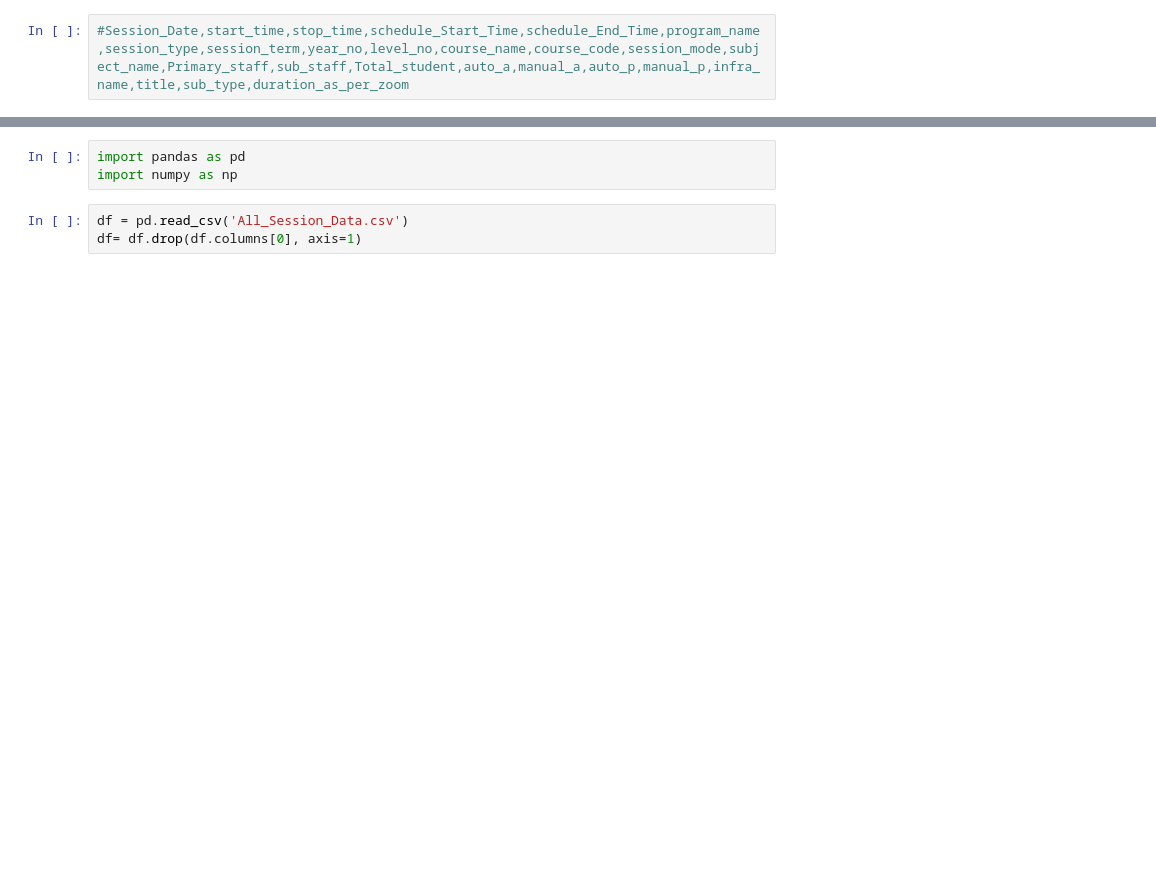
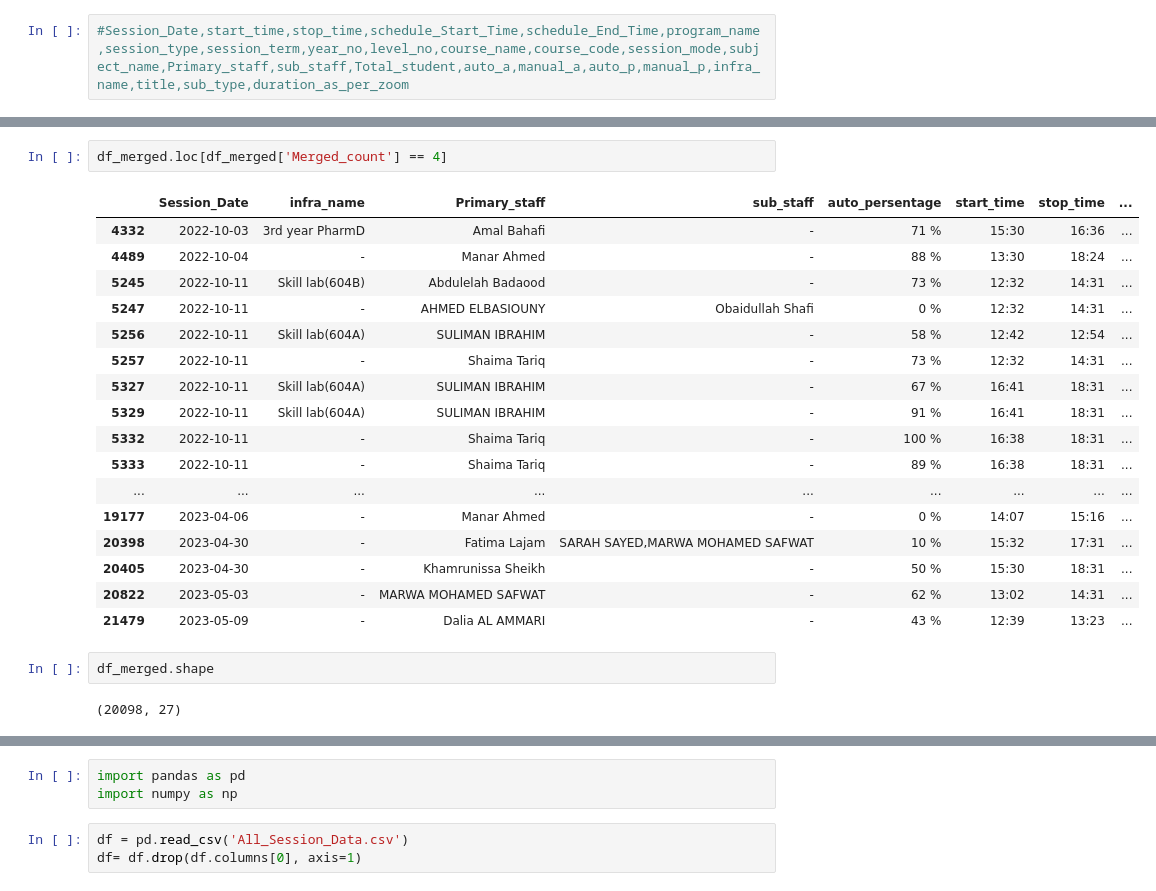
Before and after one commit to Liowizard/Staff_attendanace_data, a Jupyter notebook: Data_extraction.ipynb, the cells around one changed output, grey strips where cells are left out. Saved outputs shown, nothing was run; the diff lists cells and outputs as text; blank space fills up the shorter version.

```diff
--- a/Data_extraction.ipynb
+++ b/Data_extraction.ipynb
@@ -273,0 +337,24 @@ df = pd.DataFrame(list(zip(Session_Date,start_time,stop_time,schedule_Start_Time
+# %%
+df_merged.loc[df_merged['Merged_count'] == 4]
+# %% [output]
+|  | Session_Date | infra_name | Primary_staff | sub_staff | auto_persentage | start_time | stop_time | ... |
+| 4332 | 2022-10-03 | 3rd year PharmD | Amal Bahafi | - | 71 % | 15:30 | 16:36 | ... |
+| 4489 | 2022-10-04 | - | Manar Ahmed | - | 88 % | 13:30 | 18:24 | ... |
+| 5245 | 2022-10-11 | Skill lab(604B) | Abdulelah Badaood | - | 73 % | 12:32 | 14:31 | ... |
+| 5247 | 2022-10-11 | - | AHMED ELBASIOUNY | Obaidullah Shafi | 0 % | 12:32 | 14:31 | ... |
+| 5256 | 2022-10-11 | Skill lab(604A) | SULIMAN IBRAHIM | - | 58 % | 12:42 | 12:54 | ... |
+| 5257 | 2022-10-11 | - | Shaima Tariq | - | 73 % | 12:32 | 14:31 | ... |
+| 5327 | 2022-10-11 | Skill lab(604A) | SULIMAN IBRAHIM | - | 67 % | 16:41 | 18:31 | ... |
+| 5329 | 2022-10-11 | Skill lab(604A) | SULIMAN IBRAHIM | - | 91 % | 16:41 | 18:31 | ... |
+| 5332 | 2022-10-11 | - | Shaima Tariq | - | 100 % | 16:38 | 18:31 | ... |
+| 5333 | 2022-10-11 | - | Shaima Tariq | - | 89 % | 16:38 | 18:31 | ... |
+| ... | ... | ... | ... | ... | ... | ... | ... | ... |
+| 19177 | 2023-04-06 | - | Manar Ahmed | - | 0 % | 14:07 | 15:16 | ... |
+| 20398 | 2023-04-30 | - | Fatima Lajam | SARAH SAYED,MARWA MOHAMED SAFWAT | 10 % | 15:32 | 17:31 | ... |
+| 20405 | 2023-04-30 | - | Khamrunissa Sheikh | - | 50 % | 15:30 | 18:31 | ... |
+| 20822 | 2023-05-03 | - | MARWA MOHAMED SAFWAT | - | 62 % | 13:02 | 14:31 | ... |
+| 21479 | 2023-05-09 | - | Dalia AL AMMARI | - | 43 % | 12:39 | 13:23 | ... |
+# %%
+df_merged.shape
+# %% [output]
+(20098, 27)
```
Also changed, not shown: parts of 16 cells of this notebook, 9 other files.
